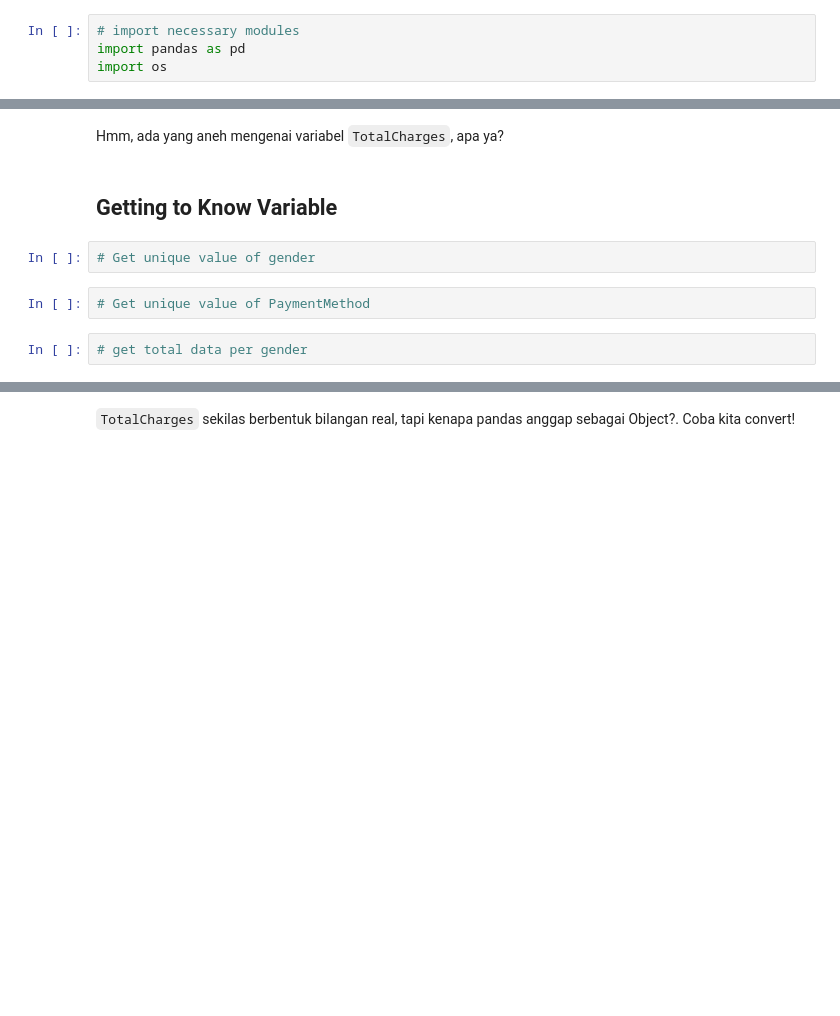
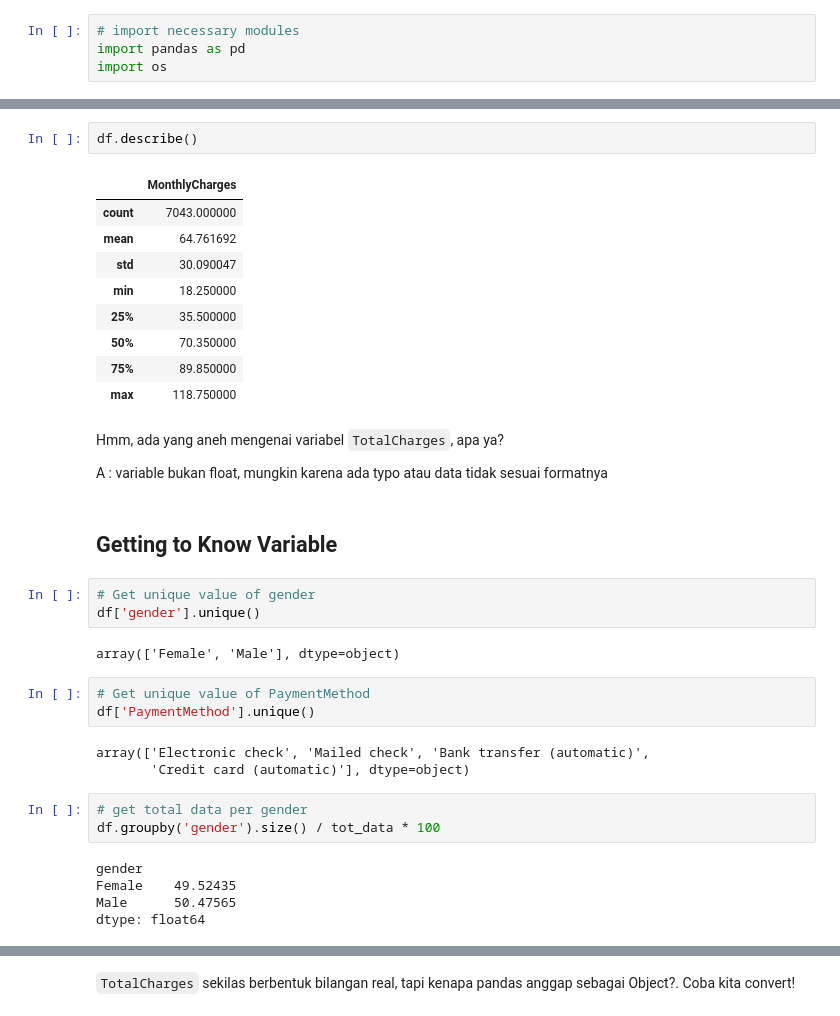
Before and after one commit to rnstr/DatatScience, a Jupyter notebook: 14_Data_Telco_Exploration_Question.ipynb, the cells around one changed output, grey strips where cells are left out. Saved outputs shown, nothing was run; the diff lists cells and outputs as text; blank space fills up the shorter version.

```diff
--- a/14_Data_Telco_Exploration_Question.ipynb
+++ b/14_Data_Telco_Exploration_Question.ipynb
@@ -40,12 +63,39 @@ df = pd.read_csv('')
+# %%
+df.describe()
+# %% [output]
+|  | MonthlyCharges |
+| count | 7043.000000 |
+| mean | 64.761692 |
+| std | 30.090047 |
+| min | 18.250000 |
+| 25% | 35.500000 |
+| 50% | 70.350000 |
+| 75% | 89.850000 |
+| max | 118.750000 |
 # %% [markdown]
 Hmm, ada yang aneh mengenai variabel `TotalCharges`, apa ya?
+
+A : variable bukan float, mungkin karena ada typo atau data tidak sesuai formatnya
 # %% [markdown]
 ## Getting to Know Variable
 # %%
 # Get unique value of gender
+df['gender'].unique()
+# %% [output]
+array(['Female', 'Male'], dtype=object)
 # %%
 # Get unique value of PaymentMethod
+df['PaymentMethod'].unique()
+# %% [output]
+array(['Electronic check', 'Mailed check', 'Bank transfer (automatic)',
+       'Credit card (automatic)'], dtype=object)
 # %%
 # get total data per gender
+df.groupby('gender').size() / tot_data * 100
+# %% [output]
+gender
+Female    49.52435
+Male      50.47565
+dtype: float64
 # %%
 # get total data per PaymentMethod
```
Also changed, not shown: parts of 11 cells of this notebook.
